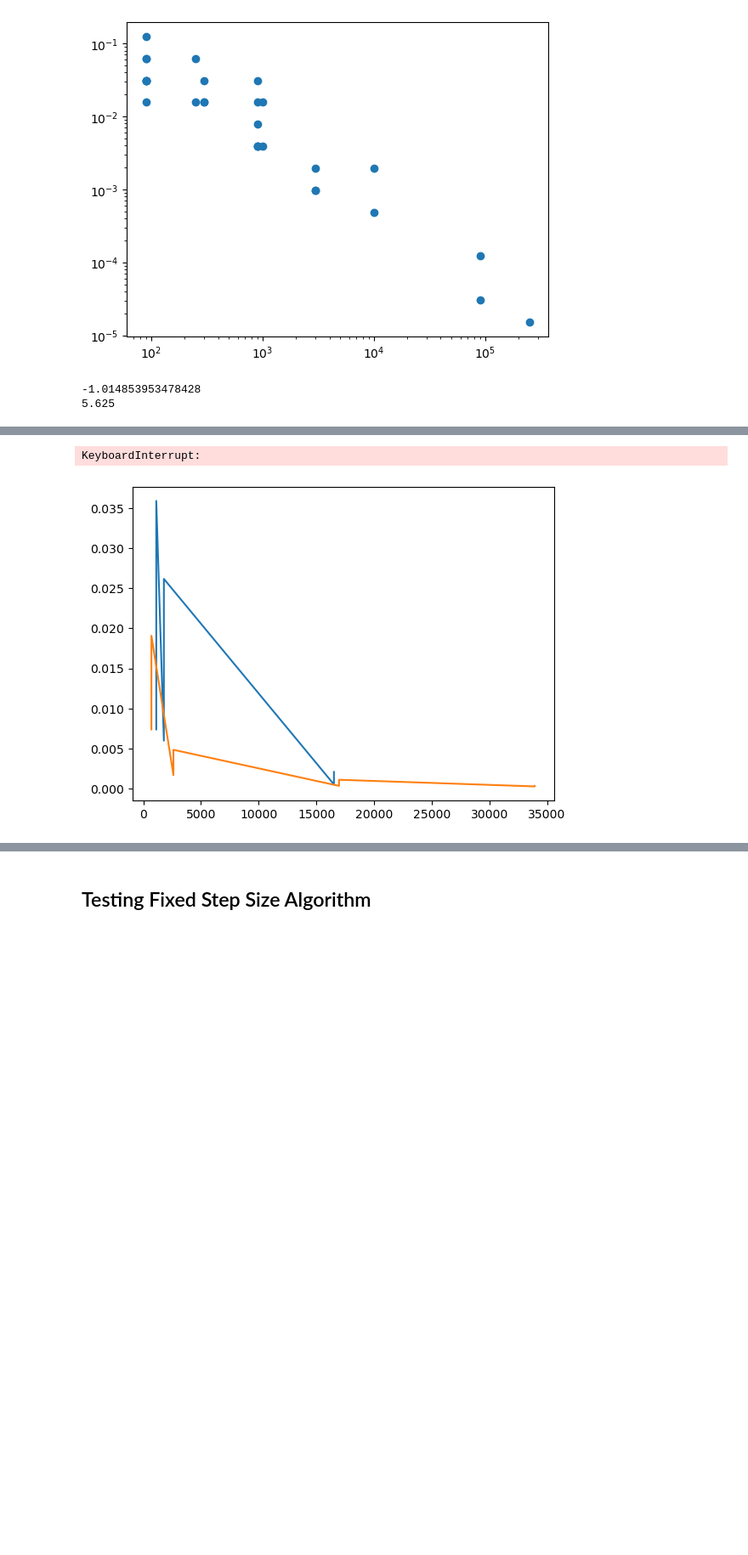
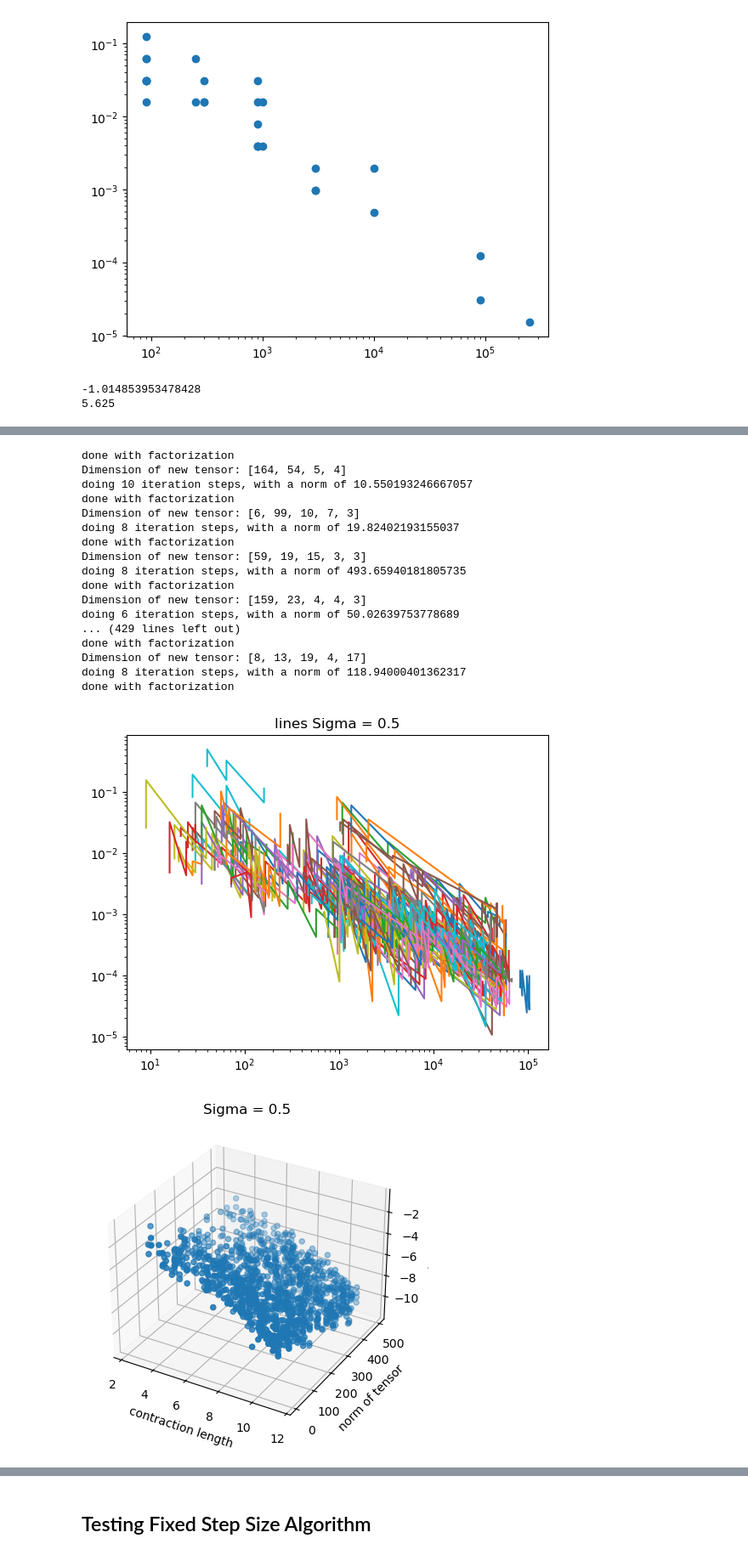
Before and after one commit to IntegrierBar/GeometricTensorFactorization, a Jupyter notebook: Masterarbeit.ipynb, the cells around one changed output, grey strips where cells are left out. Shown at 85% size. Saved outputs shown, nothing was run; the diff lists cells and outputs as text; code cells hidden in the pictures; blank space fills up the shorter version.

```diff
--- a/Masterarbeit.ipynb
+++ b/Masterarbeit.ipynb
@@ -65,6 +65,14 @@ def create_initial_data(X, F):
     for i in range(N):
         # we use random.random_tensor as it returns a tensor
         A_ns.append(tl.random.random_tensor((X_shape[i], F), **tl.context(X)))
+
+
+
+    # rescale
+    norm_approx = tl.norm( defactorizing_CP(A_ns, X.shape) )
+    scaling = (tl.norm(X) / norm_approx) ** (1.0/ X.ndim)
+    for n in range(len(A_ns)):
+        A_ns[n] = A_ns[n] * scaling
     return A_ns
 # %% [markdown]
 # Function for testing algorithms on actual data
@@ -638,11 +743,11 @@ context = {}
 
 dimensions = []
 # add large tensors
-for _ in range(100):
+for _ in range(50):
     ndim = random.randint(3, 5)
     dimension = []
 
-    max_dimension = 300*300*3
+    max_dimension = 300*300*2
     # TODO make tensor generation smarter so that we dont generate massive ones!
     for n in range(ndim):
         next_dimension = random.randint(3, max( min( int(max_dimension / 3**(ndim-n -1)), 200) , 3 ) )
@@ -680,7 +785,7 @@ for sigma in sigmas:
 
         F = random.randint(2, 5) # get random order between 2 and 5
         max_iter = random.randint(5, 10) # get a random iteration between 5 and 10
-        norm_of_tensor = random.uniform(1.0, 100.0) # get a random norm for our tensor
+        norm_of_tensor = random.uniform(1.0, 500.0) # get a random norm for our tensor
 
         data_of_tensor = []
 
@@ -697,8 +802,16 @@ for sigma in sigmas:
         for n in range(len(initial_A_ns)):
             initial_A_ns[n] = initial_A_ns[n] * scaling
 
-        A_ns, _, _, step_size_modfiers = tensor_factorization_cp_poisson(tensor, F, max_iter=max_iter, detailed=True, sigma=sigma, beta=beta, initial_A_ns=initial_A_ns)
-        print("done with factorization")
+        try:
+            A_ns, _, _, step_size_modfiers = tensor_factorization_cp_poisson(tensor, F, max_iter=max_iter, detailed=True, verbose=False, sigma=sigma, beta=beta, initial_A_ns=initial_A_ns)
+            print("done with factorization")
+        except Exception as inst:
+            print("got error")
+            print(type(inst))    # the exception type
+            print(inst.args)     # arguments stored in .args
+            print(inst)
+            continue
+
         for k in range(2): # always use the 2 last iterations to get bit more data points for free
             for n in range(tensor.ndim):
                 khatr_rao_product = tl.tenalg.khatri_rao(A_ns, skip_matrix=n)
@@ -752,2 +862,19 @@ doing 10 iteration steps, with a norm of 96.63072026132033
-KeyboardInterrupt:
+done with factorization
+Dimension of new tensor: [164, 54, 5, 4]
+doing 10 iteration steps, with a norm of 10.550193246667057
+done with factorization
+Dimension of new tensor: [6, 99, 10, 7, 3]
+doing 8 iteration steps, with a norm of 19.82402193155037
+done with factorization
+Dimension of new tensor: [59, 19, 15, 3, 3]
+doing 8 iteration steps, with a norm of 493.65940181805735
+done with factorization
+Dimension of new tensor: [159, 23, 4, 4, 3]
+doing 6 iteration steps, with a norm of 50.02639753778689
+... (429 lines left out)
+done with factorization
+Dimension of new tensor: [8, 13, 19, 4, 17]
+doing 8 iteration steps, with a norm of 118.94000401362317
+done with factorization
-[figure, old version]
+[figure, new version]
+[figure, added]
```
Also changed, not shown: parts of 7 cells of this notebook, 1 other file.
